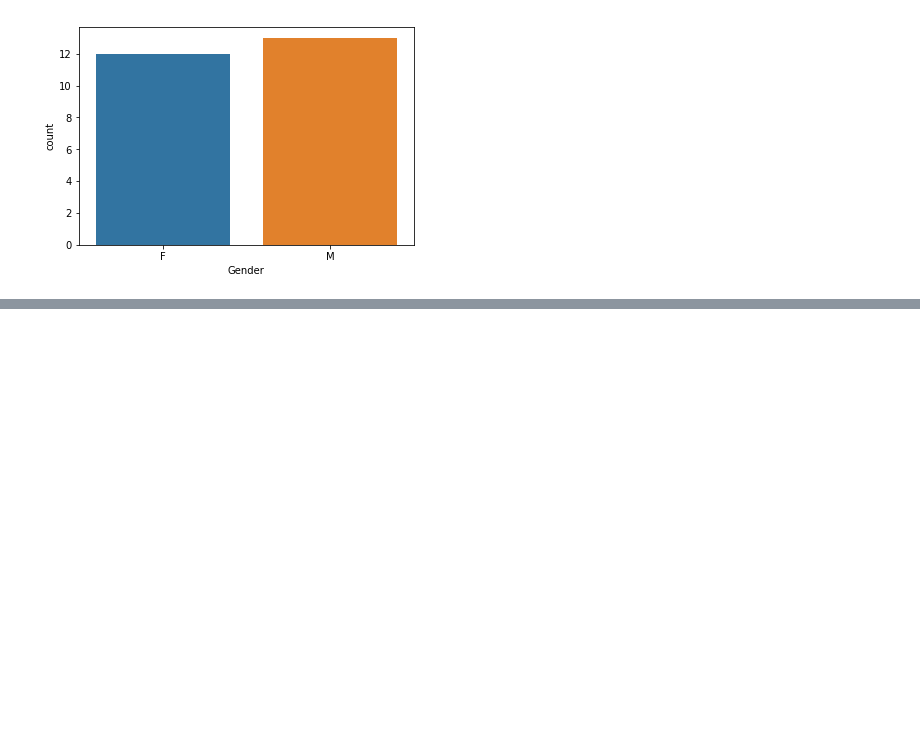
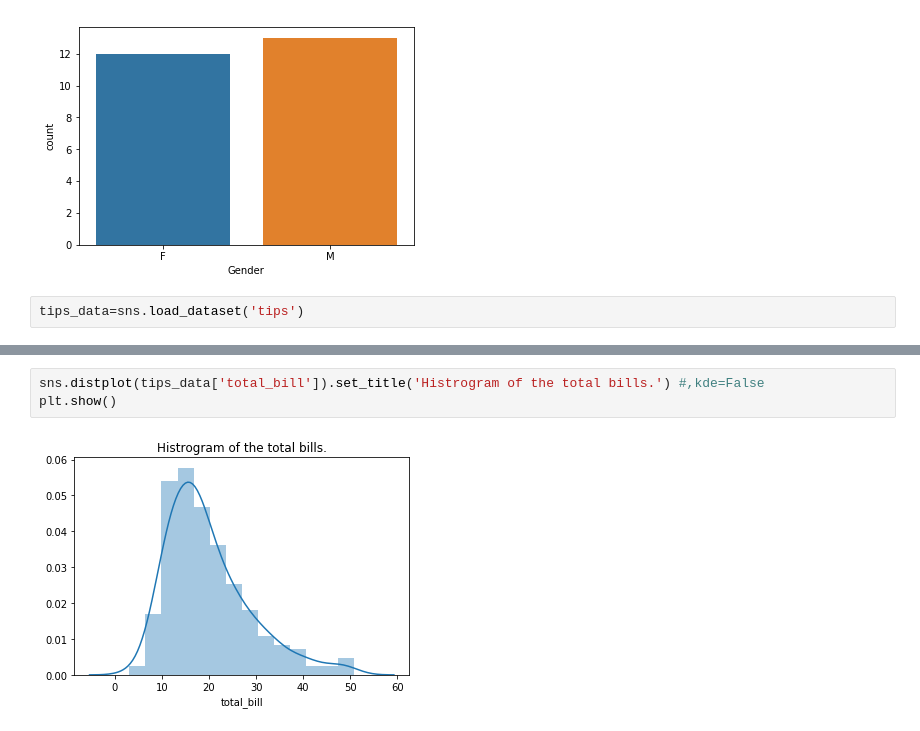
Before and after one commit to gaga91/2022-Machine-Learning-and-Data-Mining, a Jupyter notebook: class3.ipynb, the cells around one changed output, grey strips where cells are left out. Saved outputs shown, nothing was run; the diff lists cells and outputs as text; blank space fills up the shorter version.

```diff
--- a/class3.ipynb
+++ b/class3.ipynb
@@ -197,3 +197,5 @@ plt.xticks
 plt.show()
 # %% [output]
 [figure]
+# %%
+tips_data=sns.load_dataset('tips')
@@ -199,0 +253,5 @@ plt.show()
+# %%
+sns.distplot(tips_data['total_bill']).set_title('Histrogram of the total bills.') #,kde=False
+plt.show()
+# %% [output]
+[figure, added]
```
Also changed, not shown: parts of 13 cells of this notebook.
